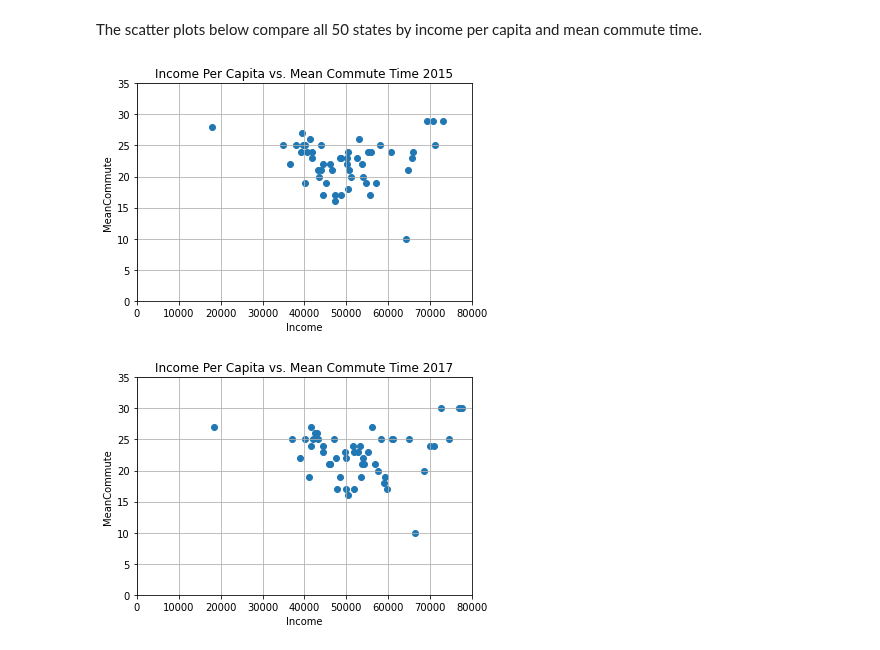
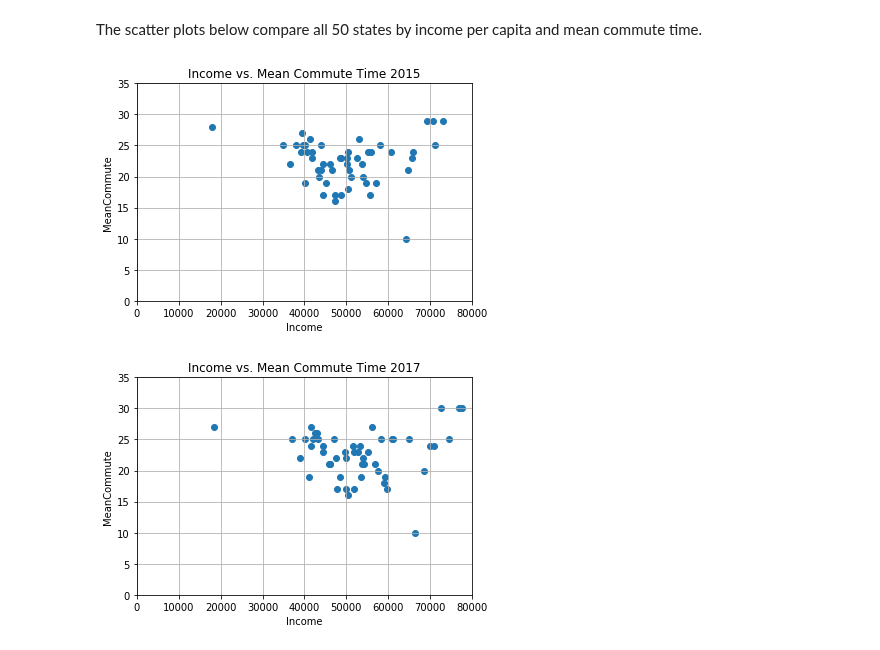
Before and after one commit to charlim26/censusproject, a Jupyter notebook: top_bottom_income_state.ipynb, the cells around one changed output. Saved outputs shown, nothing was run; the diff lists cells and outputs as text; code cells hidden in the pictures.

```diff
--- a/top_bottom_income_state.ipynb
+++ b/top_bottom_income_state.ipynb
@@ -170,28 +159,28 @@ The scatter plots below compare all 50 states by income per capita and mean comm
 # %%
 #create a scatter plot to see if commute time has any correlation to income per cap
 plt.scatter(al_census_2015["Income"],al_census_2015["MeanCommute"])
 plt.xlabel('Income')
 plt.ylabel('MeanCommute')
-plt.title(f'Income Per Capita vs. Mean Commute Time 2015')
+plt.title(f'Income vs. Mean Commute Time 2015')
 plt.grid(True)
 # set axes range
 plt.xlim(0, 80000)
 plt.ylim(0, 35)
 plt.show()
 
 
 #create a scatter plot to see if commute time has any correlation to income per cap
 plt.scatter(al_census_2017["Income"],al_census_2017["MeanCommute"])
 plt.xlabel('Income')
 plt.ylabel('MeanCommute')
-plt.title(f'Income Per Capita vs. Mean Commute Time 2017')
+plt.title(f'Income vs. Mean Commute Time 2017')
 plt.grid(True)
 plt.xlim(0, 80000)
 plt.ylim(0, 35)
 plt.show()
 # %% [output]
-[figure, old version]
+[figure, new version]
-[figure, old version]
+[figure, new version]
 # %%
 #create a scatter plot to see if commute time has any correlation to income per cap
 plt.scatter(al_census_2015["Income"],al_census_2015["MeanCommute"], color = 'r')
```
Also changed, not shown: parts of 19 cells of this notebook.
